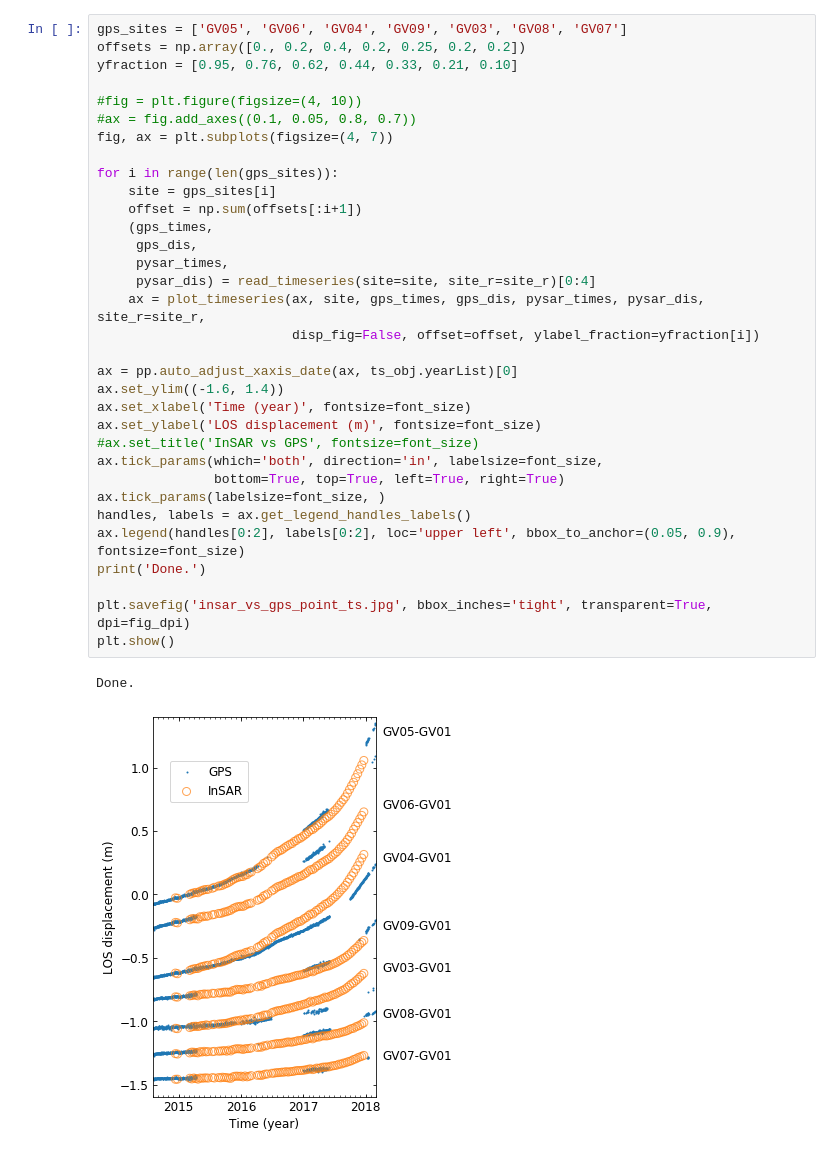
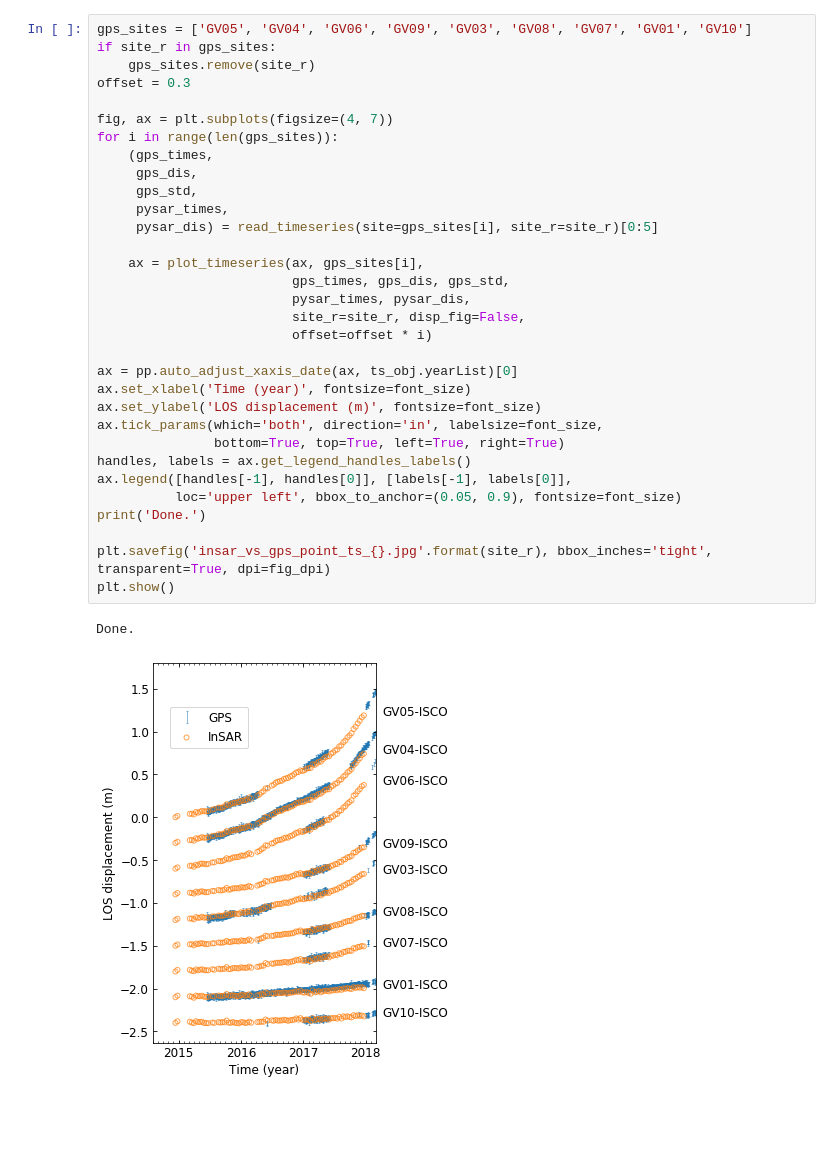
Before and after one commit to geodesymiami/Yunjun_et_al-2019-MintPy, a Jupyter notebook: pysar_vs_gps.ipynb, the cells around one changed output. Cells and saved outputs as stored; diff of their text form; blank space fills up the shorter version.

```diff
--- a/pysar_vs_gps.ipynb
+++ b/pysar_vs_gps.ipynb
@@ -100,41 +113,40 @@ def plot_timeseries(ax, site, gps_times, gps_dis, pysar_times, pysar_dis, site_r
 # %% [output]
 Go to directory: /Users/yunjunz/development/python/2018_ComputGeosci_PySAR/pysar_vs_gps
 # %%
-gps_sites = ['GV05', 'GV06', 'GV04', 'GV09', 'GV03', 'GV08', 'GV07']
-offsets = np.array([0., 0.2, 0.4, 0.2, 0.25, 0.2, 0.2])
-yfraction = [0.95, 0.76, 0.62, 0.44, 0.33, 0.21, 0.10]
+gps_sites = ['GV05', 'GV04', 'GV06', 'GV09', 'GV03', 'GV08', 'GV07', 'GV01', 'GV10']
+if site_r in gps_sites:
+    gps_sites.remove(site_r)
+offset = 0.3
 
-#fig = plt.figure(figsize=(4, 10))
-#ax = fig.add_axes((0.1, 0.05, 0.8, 0.7))
 fig, ax = plt.subplots(figsize=(4, 7))
-
 for i in range(len(gps_sites)):
-    site = gps_sites[i]
-    offset = np.sum(offsets[:i+1])
     (gps_times,
      gps_dis,
+     gps_std,
      pysar_times,
-     pysar_dis) = read_timeseries(site=site, site_r=site_r)[0:4]
-    ax = plot_timeseries(ax, site, gps_times, gps_dis, pysar_times, pysar_dis, site_r=site_r,
-                         disp_fig=False, offset=offset, ylabel_fraction=yfraction[i])
+     pysar_dis) = read_timeseries(site=gps_sites[i], site_r=site_r)[0:5]
+
+    ax = plot_timeseries(ax, gps_sites[i],
+                         gps_times, gps_dis, gps_std,
+                         pysar_times, pysar_dis,
+                         site_r=site_r, disp_fig=False,
+                         offset=offset * i)
 
 ax = pp.auto_adjust_xaxis_date(ax, ts_obj.yearList)[0]
-ax.set_ylim((-1.6, 1.4))
 ax.set_xlabel('Time (year)', fontsize=font_size)
 ax.set_ylabel('LOS displacement (m)', fontsize=font_size)
-#ax.set_title('InSAR vs GPS', fontsize=font_size)
 ax.tick_params(which='both', direction='in', labelsize=font_size,
                bottom=True, top=True, left=True, right=True)
-ax.tick_params(labelsize=font_size, )
 handles, labels = ax.get_legend_handles_labels()
-ax.legend(handles[0:2], labels[0:2], loc='upper left', bbox_to_anchor=(0.05, 0.9), fontsize=font_size)
+ax.legend([handles[-1], handles[0]], [labels[-1], labels[0]],
+          loc='upper left', bbox_to_anchor=(0.05, 0.9), fontsize=font_size)
 print('Done.')
 
-plt.savefig('insar_vs_gps_point_ts.jpg', bbox_inches='tight', transparent=True, dpi=fig_dpi)
+plt.savefig('insar_vs_gps_point_ts_{}.jpg'.format(site_r), bbox_inches='tight', transparent=True, dpi=fig_dpi)
 plt.show()
 # %% [output]
 Done.
-[figure, old version]
+[figure, new version]
 # %%
 ## map inset to show InSAR velocity field with GPS location on Sierra Negra
 pysar_dir = '/Users/yunjunz/insarlab/Galapagos/GalapagosSenDT128/PYSAR/GEOCODE'
```
Also changed, not shown: parts of 2 cells of this notebook, 2 other files.
